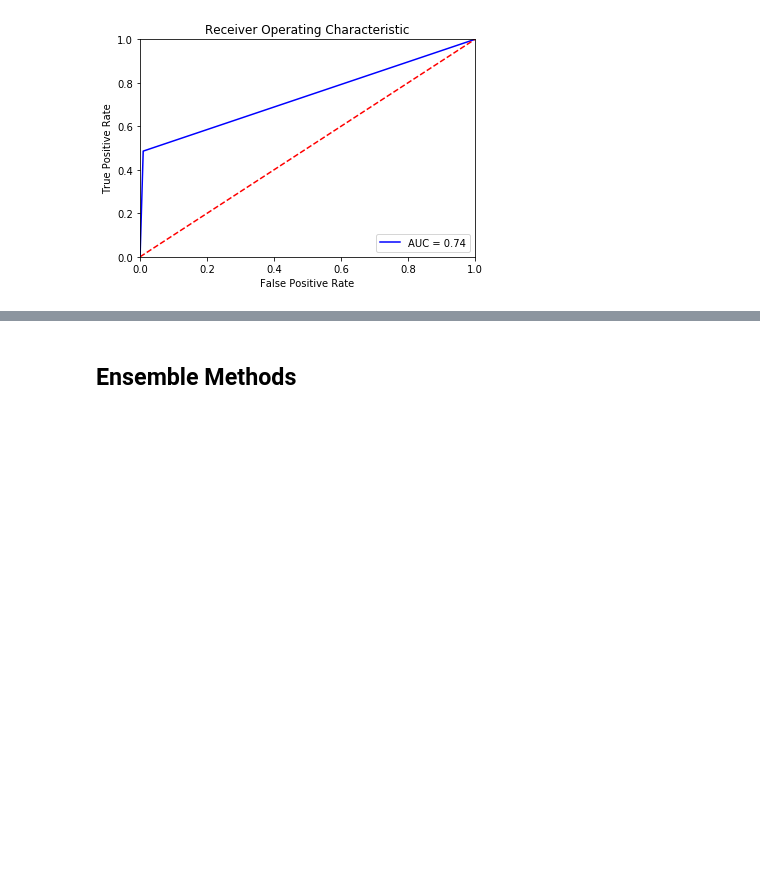
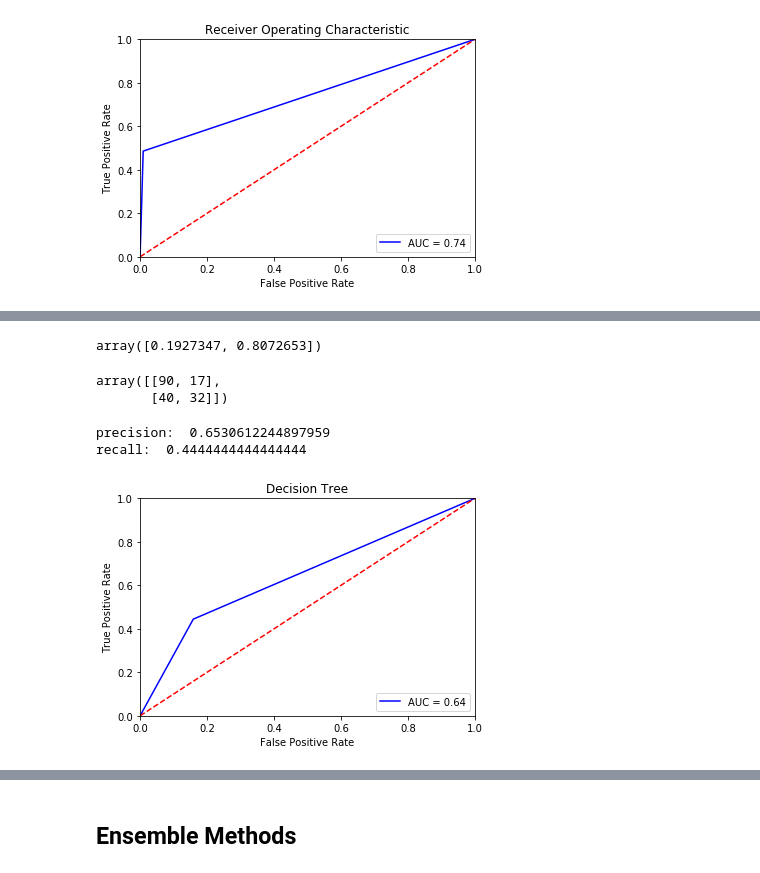
Before and after one commit to CUNYTechPrep/2020-spring-datascience, a Jupyter notebook: Week3_3.26/Machine_Learning_Introduction.ipynb, the cells around one changed output, grey strips where cells are left out. Cells and saved outputs as stored; diff of their text form; code cells hidden in the pictures; blank space fills up the shorter version.

Commit message:
Classification models
Added SVM, Decision Tree, and VotingClassifier.

```diff
--- a/Week3_3.26/Machine_Learning_Introduction.ipynb
+++ b/Week3_3.26/Machine_Learning_Introduction.ipynb
@@ -371,0 +447,8 @@ recall:  0.4861111111111111
+# %%
+features = ['pclass', 'fare']
+train_features, test_features, train_labels, test_labels = train_test_split(
+    df[features], df.survived, test_size = 0.2, random_state = 33)
+# %%
+tree = DecisionTreeClassifier(criterion='gini', random_state=42)
+# %%
+tree.fit(train_features, train_labels)
@@ -371,0 +481,30 @@ recall:  0.4861111111111111
+# %%
+tree.feature_importances_
+# %% [output]
+array([0.1927347, 0.8072653])
+# %%
+predictions_tree = tree.predict(test_features)
+confusion_matrix(test_labels, predictions_tree)
+# %% [output]
+array([[90, 17],
+       [40, 32]])
+# %%
+print('precision: ', precision_score(test_labels, predictions_tree))
+print('recall: ', recall_score(test_labels, predictions_tree))
+
+fpr, tpr, threshold = roc_curve(test_labels, predictions_tree)
+roc_auc = auc(fpr, tpr)
+
+plt.title('Decision Tree')
+plt.plot(fpr, tpr, 'b', label = 'AUC = %0.2f' % roc_auc)
+plt.legend(loc = 'lower right')
+plt.plot([0, 1], [0, 1],'r--')
+plt.xlim([0, 1])
+plt.ylim([0, 1])
+plt.ylabel('True Positive Rate')
+plt.xlabel('False Positive Rate')
+plt.show()
+# %% [output]
+precision:  0.6530612244897959
+recall:  0.4444444444444444
+[figure, added]
```
Also changed, not shown: parts of 32 cells of this notebook, 8 other files.
